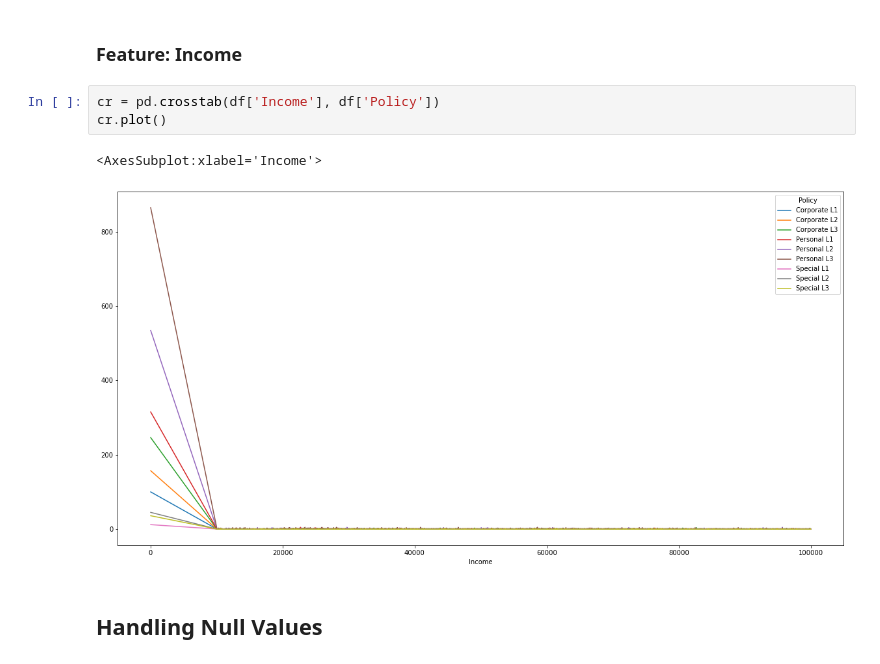
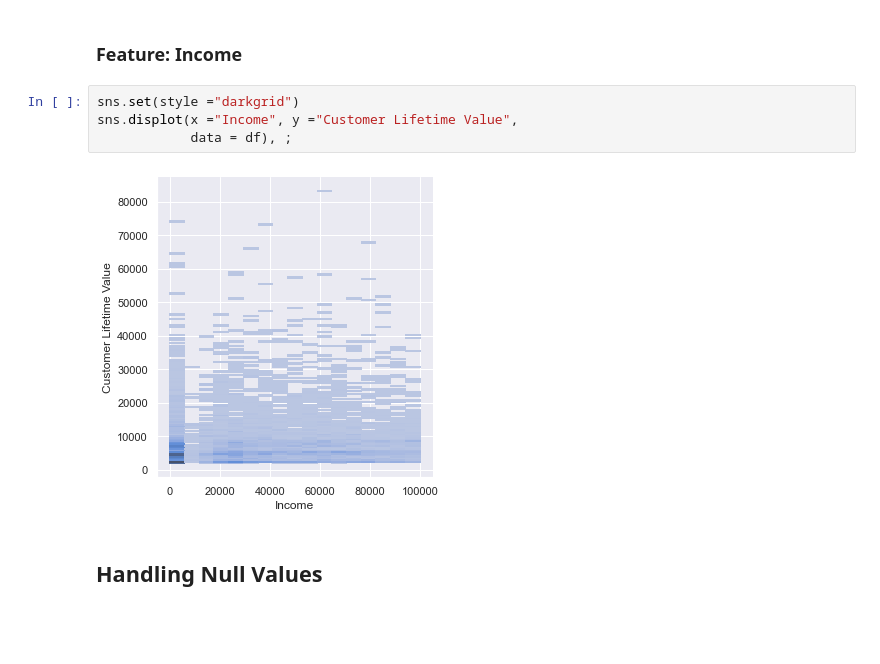
Before and after one commit to ddahiya16/Machine-Learning, a Jupyter notebook: Customer Life Time Value Prediction Model.ipynb, the cells around one changed output. Cells and saved outputs as stored; diff of their text form; blank space fills up the shorter version.

```diff
--- a/Customer Life Time Value Prediction Model.ipynb
+++ b/Customer Life Time Value Prediction Model.ipynb
@@ -164,12 +165,12 @@ df[['Gender', 'Response']].groupby('Gender').count()
 | M | 4437 |
 # %% [markdown]
 ### Feature: Income
-# %%
-cr = pd.crosstab(df['Income'], df['Policy'])
-cr.plot()
-# %% [output]
-<AxesSubplot:xlabel='Income'>
-[figure, removed]
+# %%
+sns.set(style ="darkgrid")
+sns.displot(x ="Income", y ="Customer Lifetime Value",
+            data = df), ;
+# %% [output]
+[figure, added]
 # %% [markdown]
 ## Handling Null Values
 # %%
```
Also changed, not shown: parts of 5 cells of this notebook.
